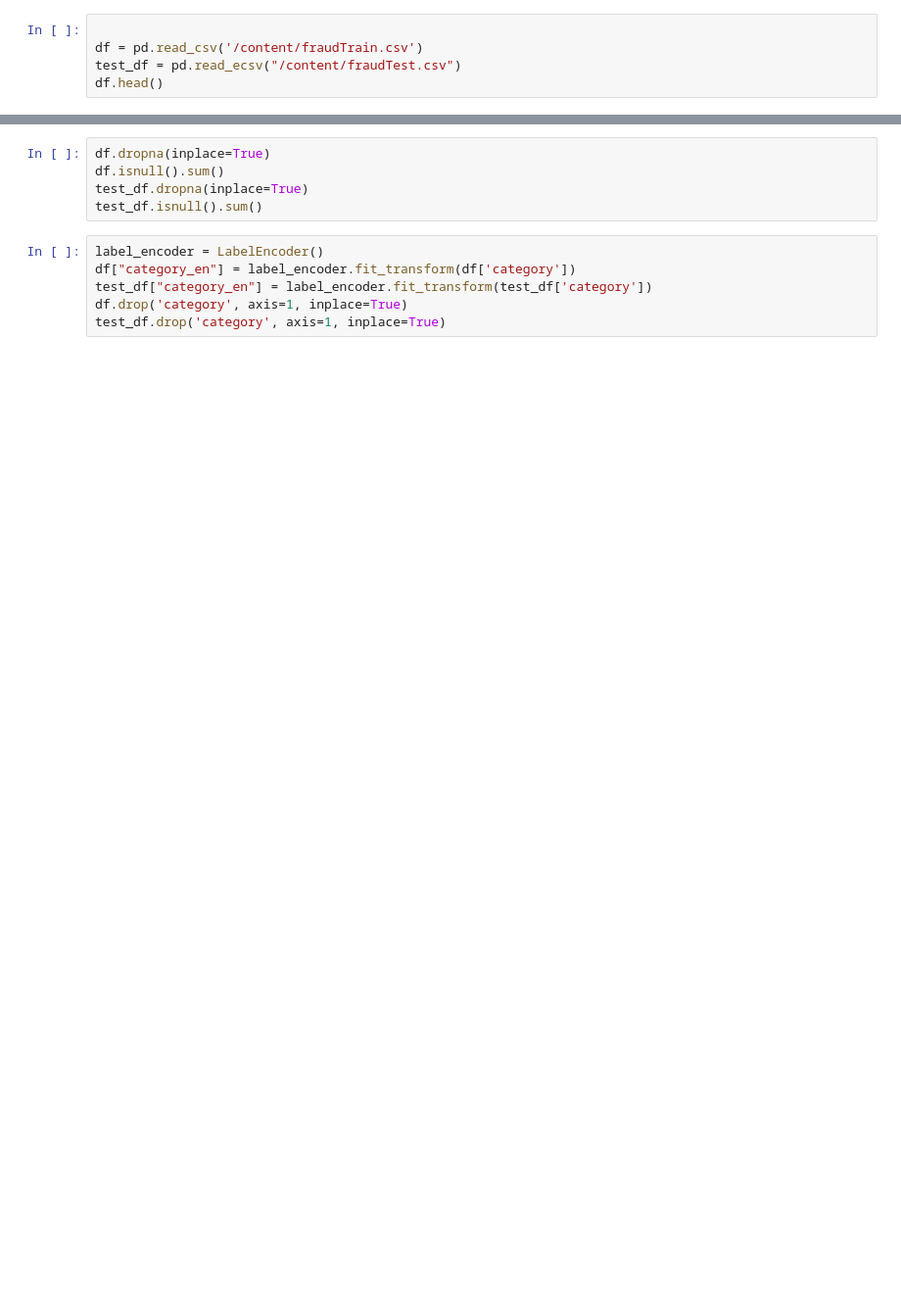
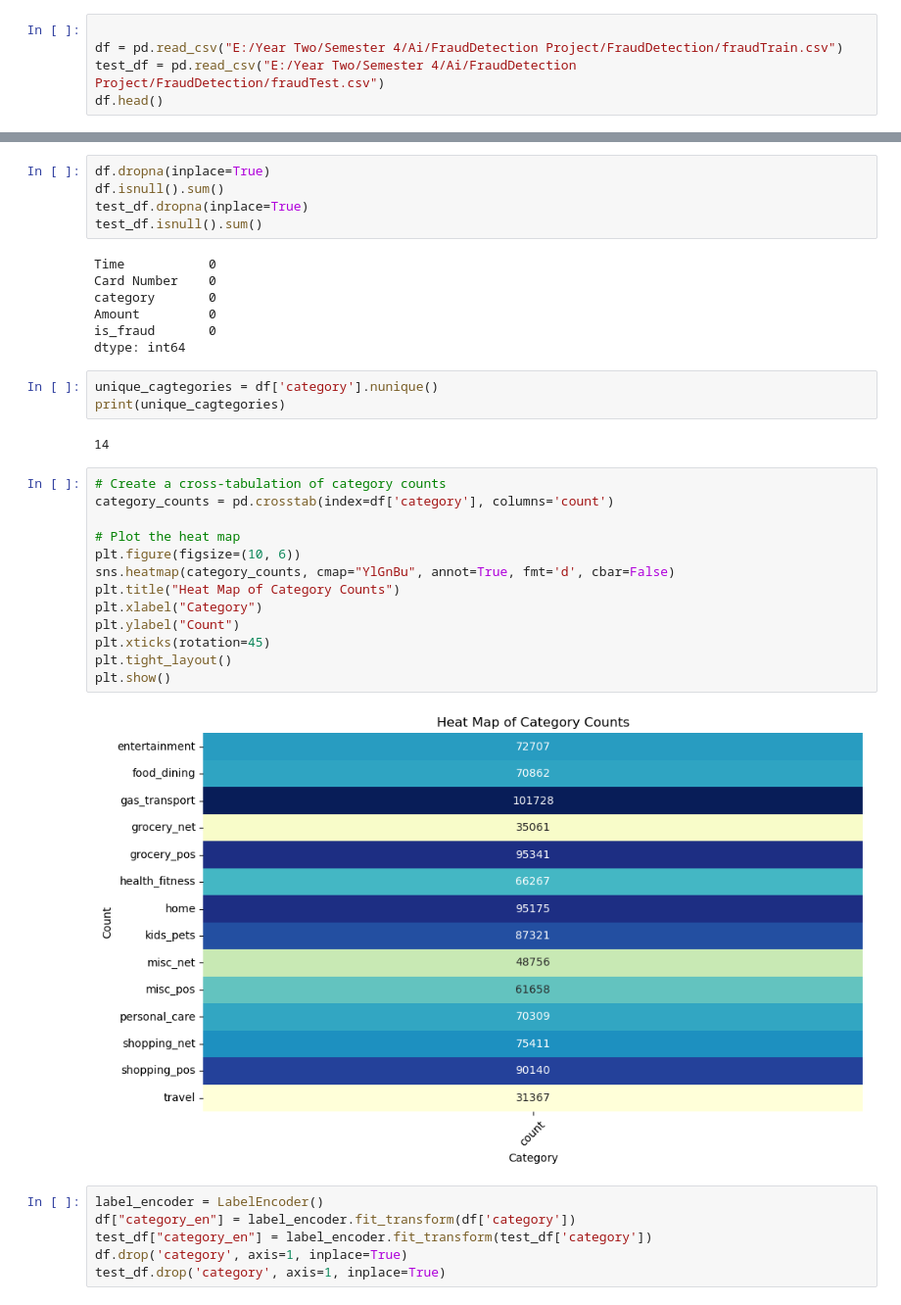
Before and after one commit to OmarKhaled04/FraudDetection, a Jupyter notebook: FraudDetection.ipynb, the cells around one changed output, grey strips where cells are left out. Shown at 98% size. Drawn from its saved outputs; the diff is of its cells as text; blank space fills up the shorter version.

```diff
--- a/FraudDetection.ipynb
+++ b/FraudDetection.ipynb
@@ -10,6 +12,6 @@ from sklearn.metrics import accuracy_score, precision_score, recall_score, f1_sc
 # %%
 
-df = pd.read_csv('/content/fraudTrain.csv')
-test_df = pd.read_ecsv("/content/fraudTest.csv")
+df = pd.read_csv("E:/Year Two/Semester 4/Ai/FraudDetection Project/FraudDetection/fraudTrain.csv")
+test_df = pd.read_csv("E:/Year Two/Semester 4/Ai/FraudDetection Project/FraudDetection/fraudTest.csv")
 df.head()
 # %% [output]
@@ -25,6 +44,33 @@ df.dropna(inplace=True)
 df.isnull().sum()
 test_df.dropna(inplace=True)
 test_df.isnull().sum()
+# %% [output]
+Time           0
+Card Number    0
+category       0
+Amount         0
+is_fraud       0
+dtype: int64
+# %%
+unique_cagtegories = df['category'].nunique()
+print(unique_cagtegories)
+# %% [output]
+14
+# %%
+# Create a cross-tabulation of category counts
+category_counts = pd.crosstab(index=df['category'], columns='count')
+
+# Plot the heat map
+plt.figure(figsize=(10, 6))
+sns.heatmap(category_counts, cmap="YlGnBu", annot=True, fmt='d', cbar=False)
+plt.title("Heat Map of Category Counts")
+plt.xlabel("Category")
+plt.ylabel("Count")
+plt.xticks(rotation=45)
+plt.tight_layout()
+plt.show()
+# %% [output]
+[figure, added]
 # %%
 label_encoder = LabelEncoder()
 df["category_en"] = label_encoder.fit_transform(df['category'])
```
Also changed, not shown: parts of 10 cells of this notebook.
